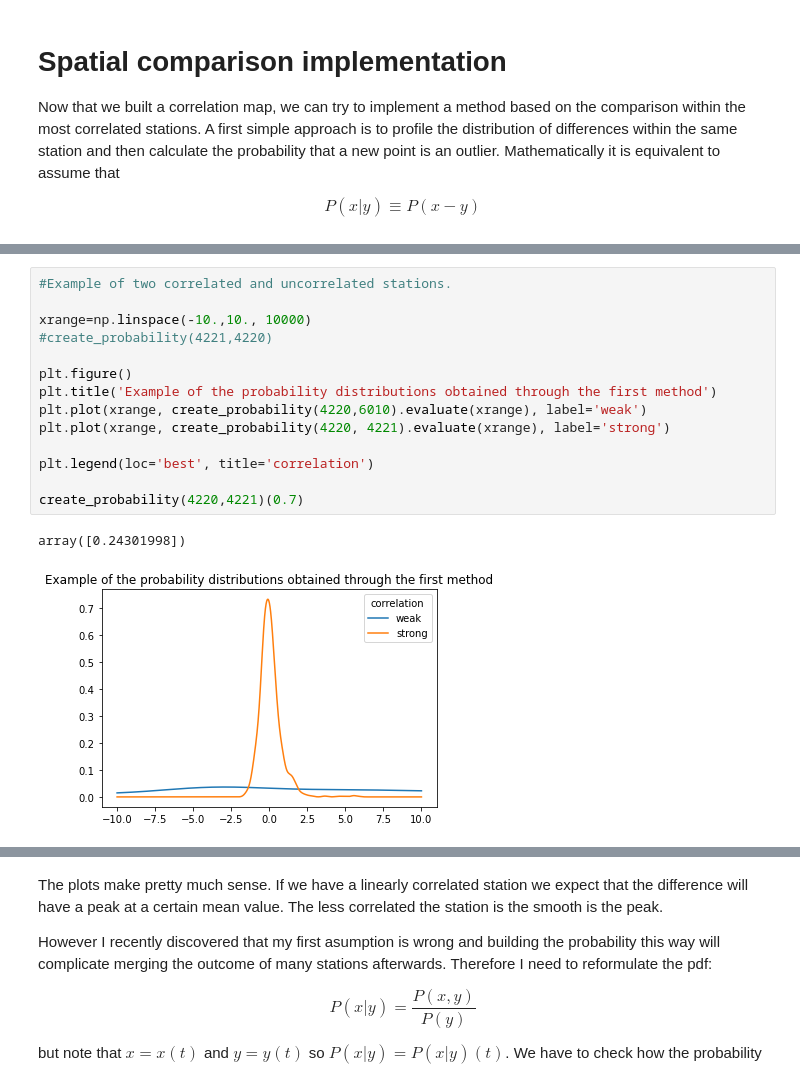
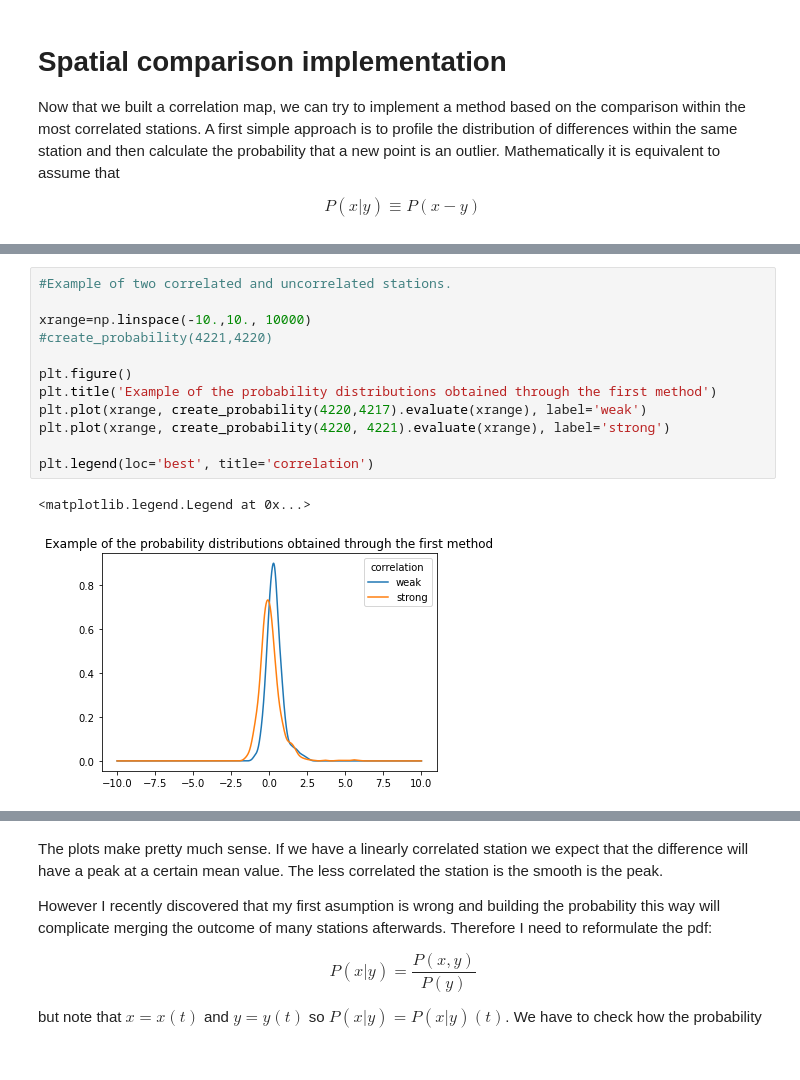
Before and after one commit to tomasfbouvier/Meteorological_Data_quality_assesment, a Jupyter notebook: pressure_check.ipynb, the cells around one changed output, grey strips where cells are left out. Cells and saved outputs as stored; diff of their text form.

```diff
--- a/pressure_check.ipynb
+++ b/pressure_check.ipynb
@@ -571,17 +592,15 @@ build_pdfs(4220)(x[0])
 # %%
 #Example of two correlated and uncorrelated stations.
 
 xrange=np.linspace(-10.,10., 10000)
 #create_probability(4221,4220)
 
 plt.figure()
 plt.title('Example of the probability distributions obtained through the first method')
-plt.plot(xrange, create_probability(4220,6010).evaluate(xrange), label='weak')
+plt.plot(xrange, create_probability(4220,4217).evaluate(xrange), label='weak')
 plt.plot(xrange, create_probability(4220, 4221).evaluate(xrange), label='strong')
 
 plt.legend(loc='best', title='correlation')
-
-create_probability(4220,4221)(0.7)
 # %% [output]
-array([0.24301998])
+<matplotlib.legend.Legend at 0x...>
-[figure, old version]
+[figure, new version]
```
Also changed, not shown: parts of 3 cells of this notebook.
